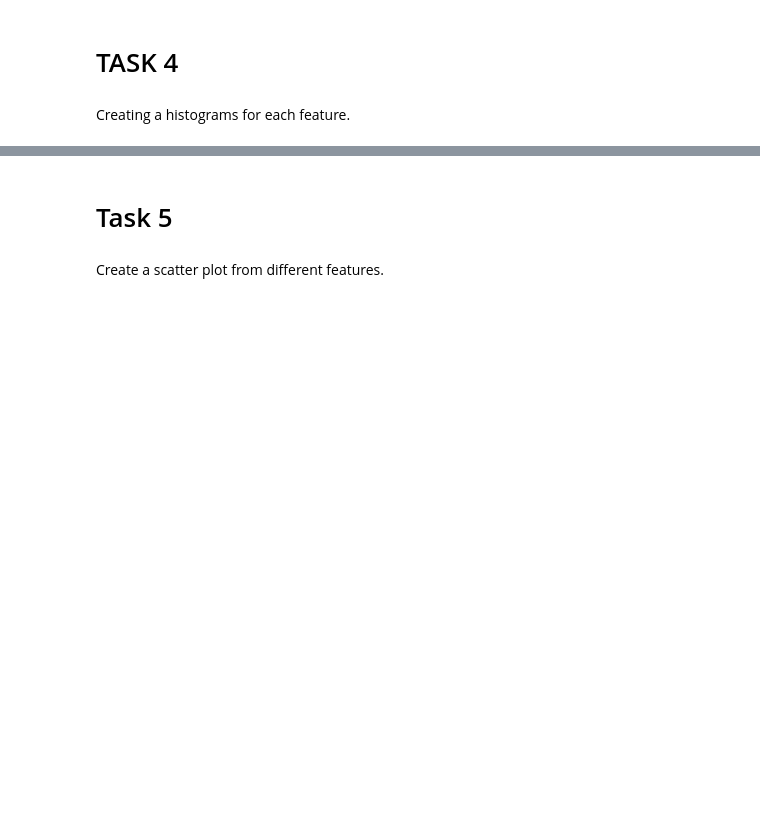
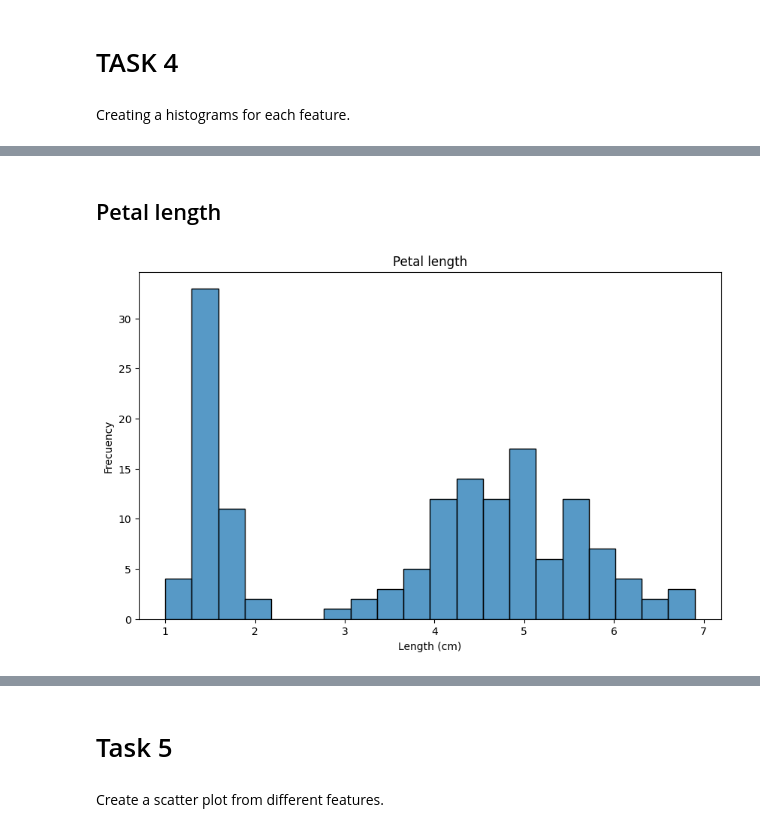
Before and after one commit to IgnacioRiboldi/principles_of_data_analytics, a Jupyter notebook: tasks.ipynb, the cells around one changed output, grey strips where cells are left out. Drawn from its saved outputs; the diff is of its cells as text; code cells hidden in the pictures; blank space fills up the shorter version.

```diff
--- a/tasks.ipynb
+++ b/tasks.ipynb
@@ -211,0 +182,13 @@ plt.show()
+# %% [markdown]
+## Petal length
+# %%
+df = pd.DataFrame(data.data, columns=data.feature_names)
+
+plt.figure(figsize=(10, 6))
+sns.histplot(df['petal length (cm)'], bins=20)
+plt.title('Petal length')
+plt.xlabel('Length (cm)')
+plt.ylabel('Frecuency')
+plt.show()
+# %% [output]
+[figure, added]
```
Also changed, not shown: parts of 11 cells of this notebook.
